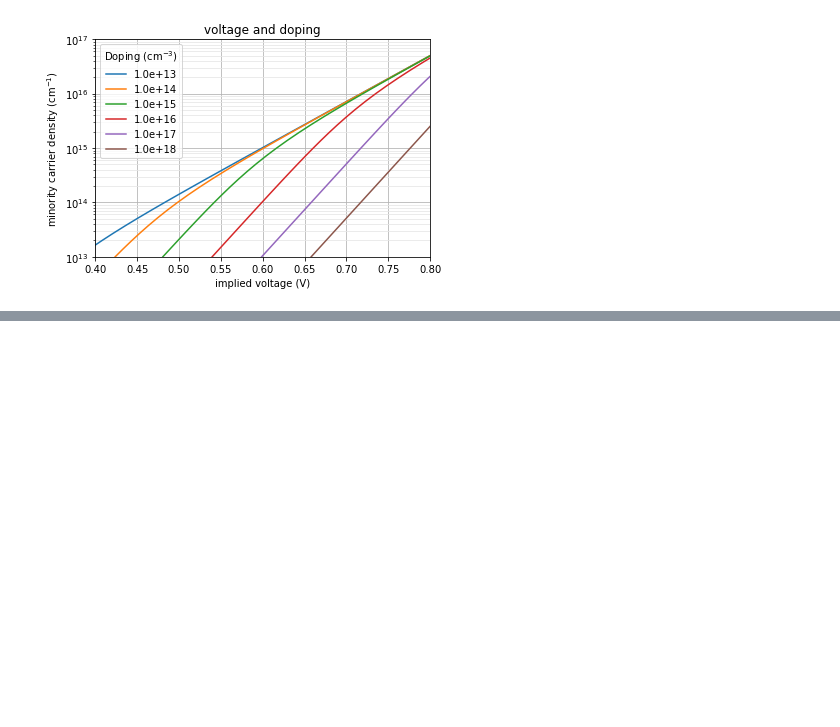
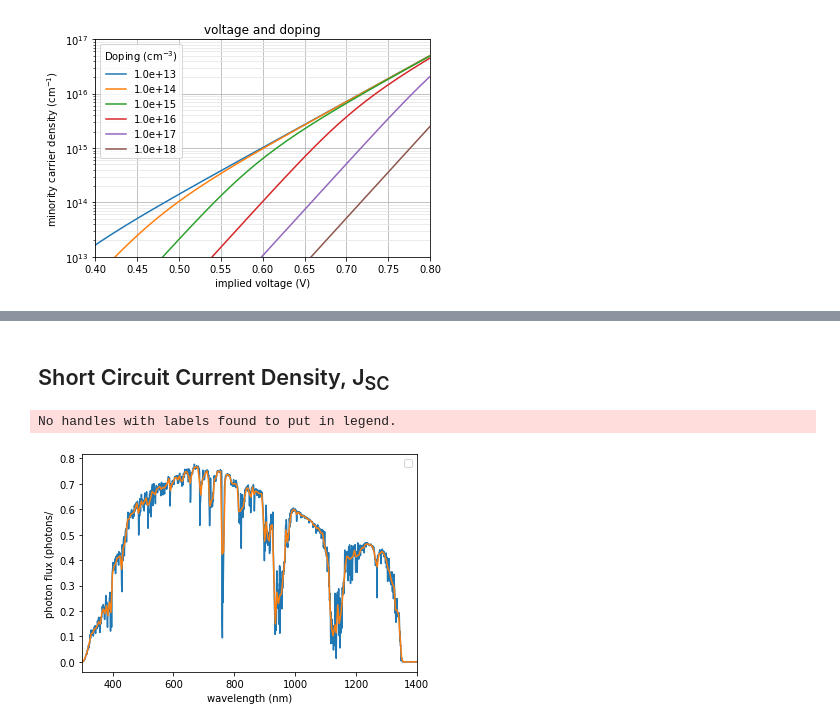
Before and after one commit to pvedu/pvon, a Jupyter notebook: solar_cell.ipynb, the cells around one changed output, grey strips where cells are left out. Saved outputs shown, nothing was run; the diff lists cells and outputs as text; code cells hidden in the pictures; blank space fills up the shorter version.

```diff
--- a/solar_cell.ipynb
+++ b/solar_cell.ipynb
@@ -28,0 +127,19 @@ plt.show()
+# %% [markdown]
+## Short Circuit Current Density, J<sub>SC</sub>
+# %%
+#get the standard spectra
+wavelength_spectra, AM0, AM15G, AM15D = pv.sun.solar_spectra()
+#photon flux
+photon_energy = 1239.8/wavelength_spectra
+AM15G_photons = AM15G/photon_energy
+plt.plot(wavelength_spectra, AM15G_photons)
+wavelength_spectra, AM15G_photons = pv.sun.equal_spacing(wavelength_spectra, AM15G_photons, 250, 1450, 5)
+plt.plot(wavelength, AM15G_photons/5)
+plt.xlim(300, 1400)
+plt.ylabel('photon flux (photons/')
+plt.xlabel('wavelength (nm)')
+plt.legend()
+plt.show()
+# %% [output]
+No handles with labels found to put in legend.
+[figure, added]
```
Also changed, not shown: parts of 14 cells of this notebook.
